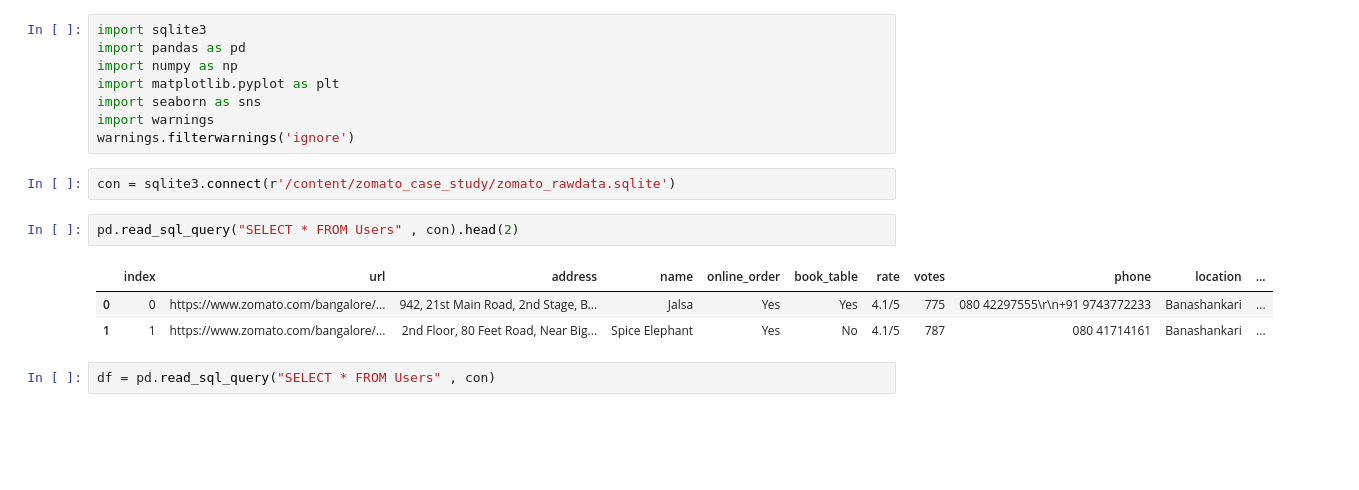
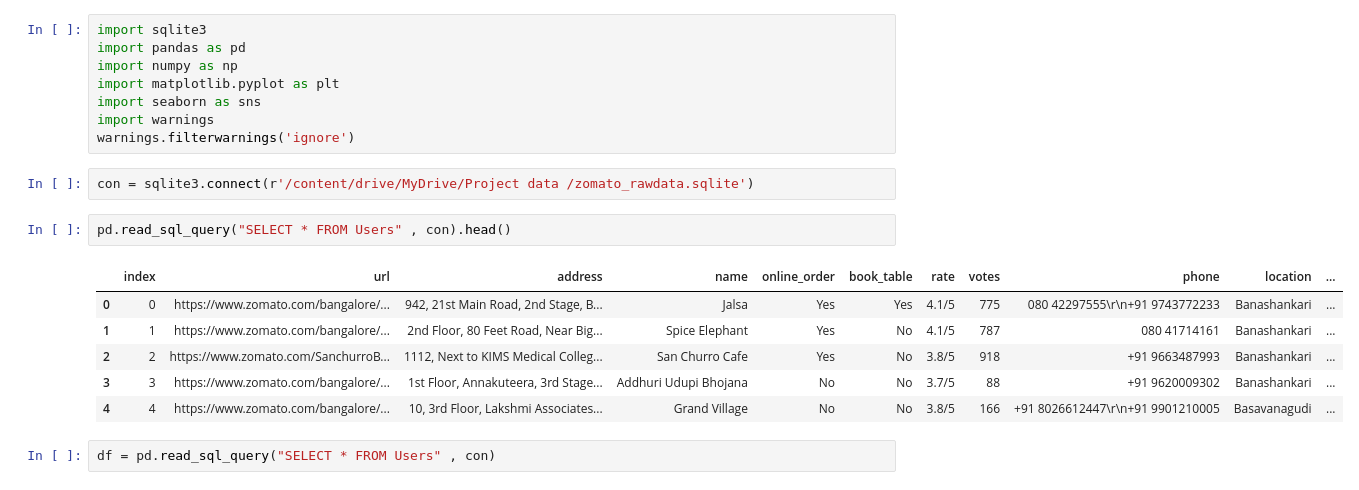
Before and after one commit to PRATHAMSINGHTYADAV/Projects, a Jupyter notebook: Zomato_case_study.ipynb, the cells around one changed output. Drawn from its saved outputs; the diff is of its cells as text; blank space fills up the shorter version.

```diff
--- a/Zomato_case_study.ipynb
+++ b/Zomato_case_study.ipynb
@@ -9,13 +9,16 @@ import seaborn as sns
 import warnings
 warnings.filterwarnings('ignore')
 # %%
-con = sqlite3.connect(r'/content/zomato_case_study/zomato_rawdata.sqlite')
+con = sqlite3.connect(r'/content/drive/MyDrive/Project data /zomato_rawdata.sqlite')
 # %%
-pd.read_sql_query("SELECT * FROM Users" , con).head(2)
+pd.read_sql_query("SELECT * FROM Users" , con).head()
 # %% [output]
 |  | index | url | address | name | online_order | book_table | rate | votes | phone | location | ... |
 | 0 | 0 | https://www.zomato.com/bangalore/... | 942, 21st Main Road, 2nd Stage, B... | Jalsa | Yes | Yes | 4.1/5 | 775 | 080 42297555\r\n+91 9743772233 | Banashankari | ... |
 | 1 | 1 | https://www.zomato.com/bangalore/... | 2nd Floor, 80 Feet Road, Near Big... | Spice Elephant | Yes | No | 4.1/5 | 787 | 080 41714161 | Banashankari | ... |
+| 2 | 2 | https://www.zomato.com/SanchurroB... | 1112, Next to KIMS Medical Colleg... | San Churro Cafe | Yes | No | 3.8/5 | 918 | +91 9663487993 | Banashankari | ... |
+| 3 | 3 | https://www.zomato.com/bangalore/... | 1st Floor, Annakuteera, 3rd Stage... | Addhuri Udupi Bhojana | No | No | 3.7/5 | 88 | +91 9620009302 | Banashankari | ... |
+| 4 | 4 | https://www.zomato.com/bangalore/... | 10, 3rd Floor, Lakshmi Associates... | Grand Village | No | No | 3.8/5 | 166 | +91 8026612447\r\n+91 9901210005 | Basavanagudi | ... |
 # %%
 df = pd.read_sql_query("SELECT * FROM Users" , con)
 # %%
```
Also changed, not shown: parts of 41 cells of this notebook.
